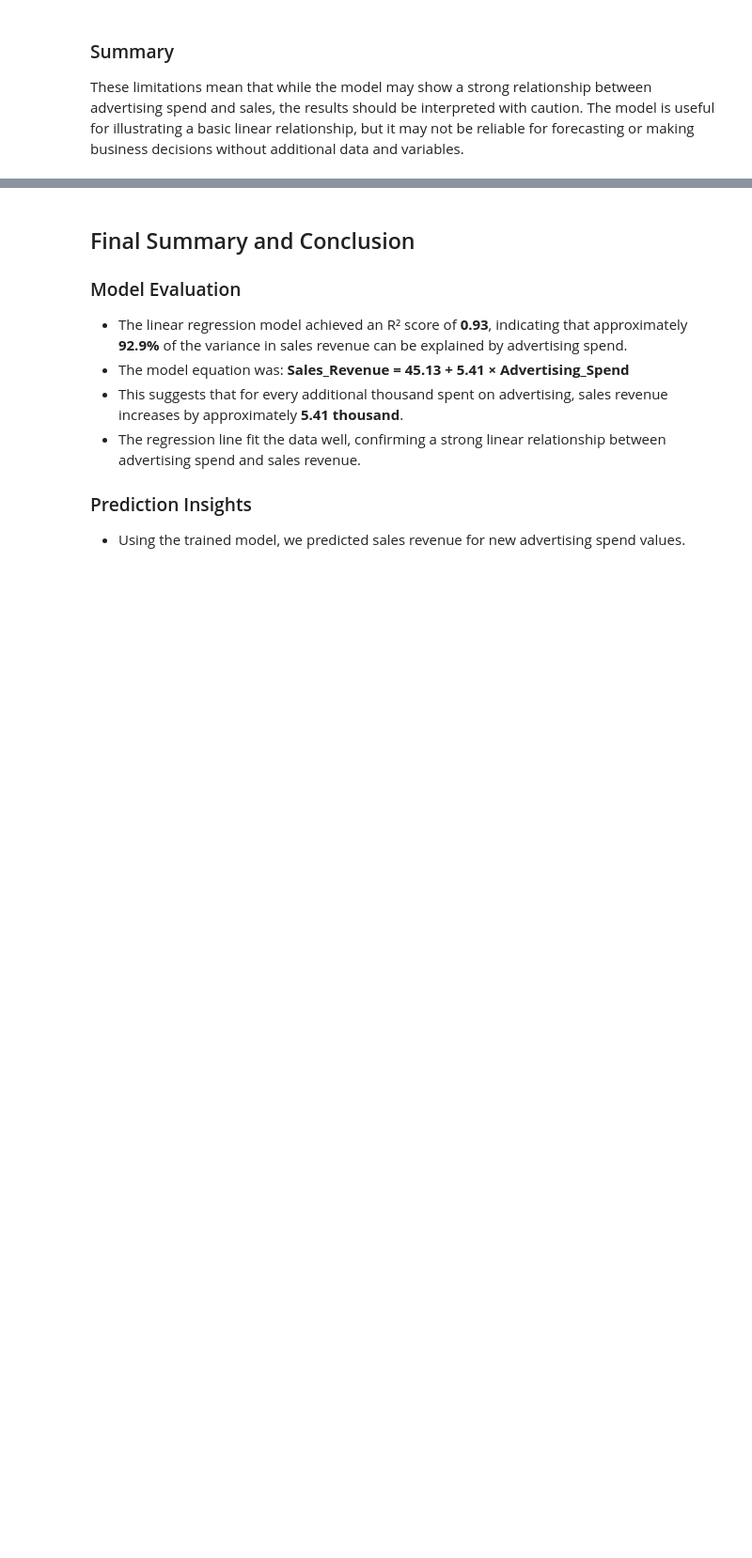
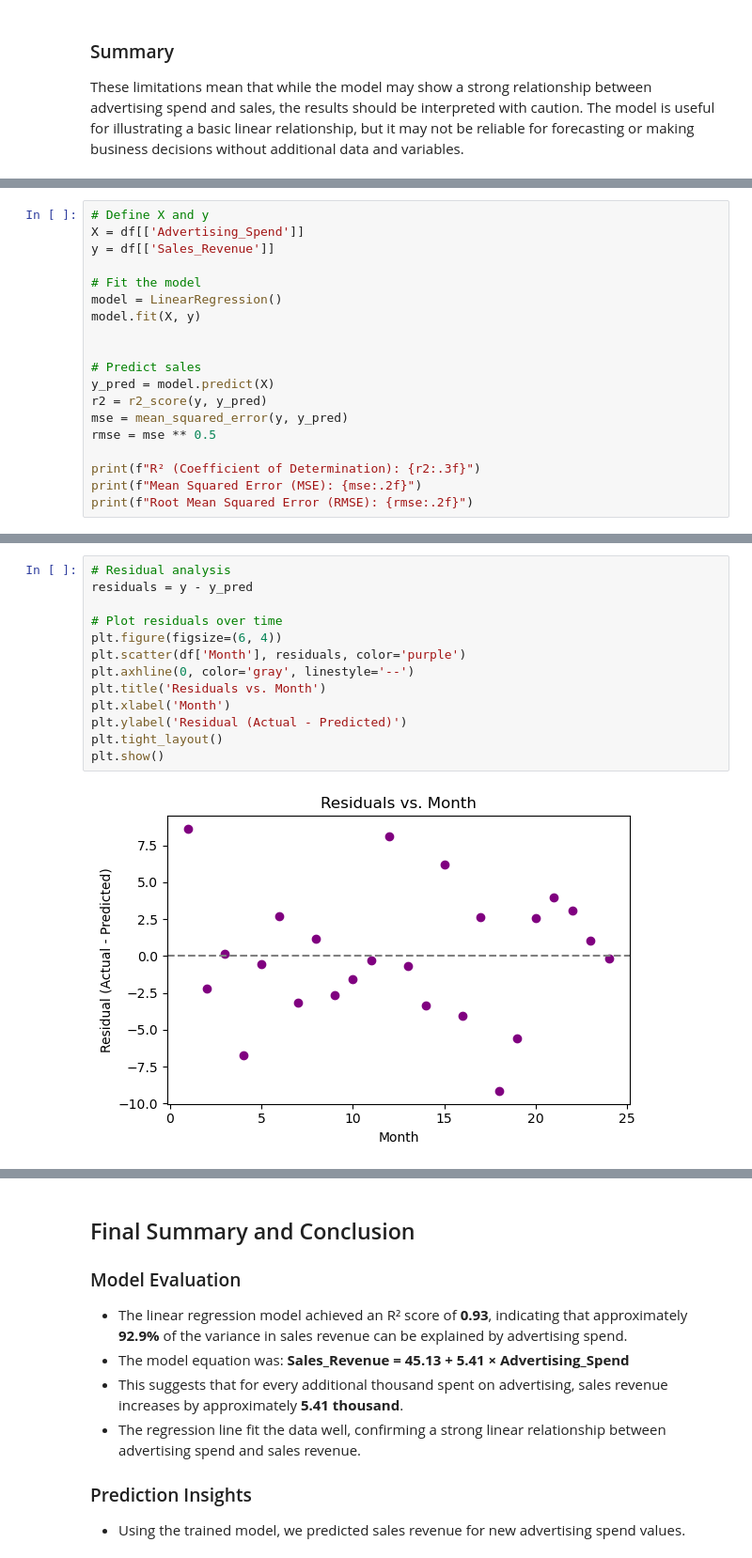
Before and after one commit to tnblagoeva/advertising_sales_model, a Jupyter notebook: Final_exam_math_concepts_Tatyana_Bliznakova.ipynb, the cells around one changed output, grey strips where cells are left out. Shown at 94% size. Cells and saved outputs as stored; diff of their text form; blank space fills up the shorter version.

Commit message:
Add model Quality and Reliability Analyses

```diff
--- a/Final_exam_math_concepts_Tatyana_Bliznakova.ipynb
+++ b/Final_exam_math_concepts_Tatyana_Bliznakova.ipynb
@@ -371,0 +367,19 @@ These limitations mean that while the model may show a strong relationship betwe
+# %%
+# Define X and y
+X = df[['Advertising_Spend']]
+y = df[['Sales_Revenue']]
+
+# Fit the model
+model = LinearRegression()
+model.fit(X, y)
+
+
+# Predict sales
+y_pred = model.predict(X)
+r2 = r2_score(y, y_pred)
+mse = mean_squared_error(y, y_pred)
+rmse = mse ** 0.5
+
+print(f"R² (Coefficient of Determination): {r2:.3f}")
+print(f"Mean Squared Error (MSE): {mse:.2f}")
+print(f"Root Mean Squared Error (RMSE): {rmse:.2f}")
@@ -371,0 +395,15 @@ These limitations mean that while the model may show a strong relationship betwe
+# %%
+# Residual analysis
+residuals = y - y_pred
+
+# Plot residuals over time
+plt.figure(figsize=(6, 4))
+plt.scatter(df['Month'], residuals, color='purple')
+plt.axhline(0, color='gray', linestyle='--')
+plt.title('Residuals vs. Month')
+plt.xlabel('Month')
+plt.ylabel('Residual (Actual - Predicted)')
+plt.tight_layout()
+plt.show()
+# %% [output]
+[figure, added]
```
Also changed, not shown: parts of 7 cells of this notebook.
